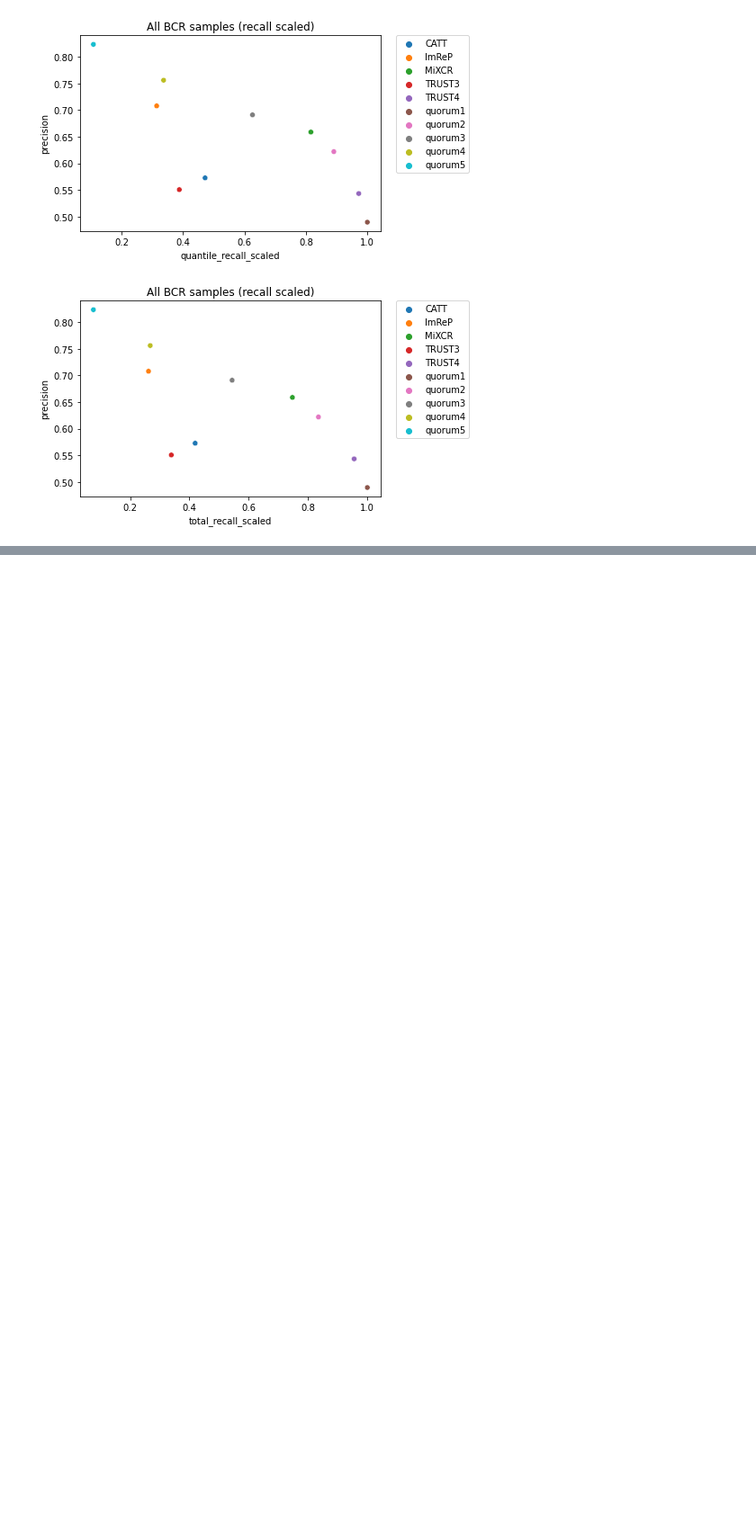
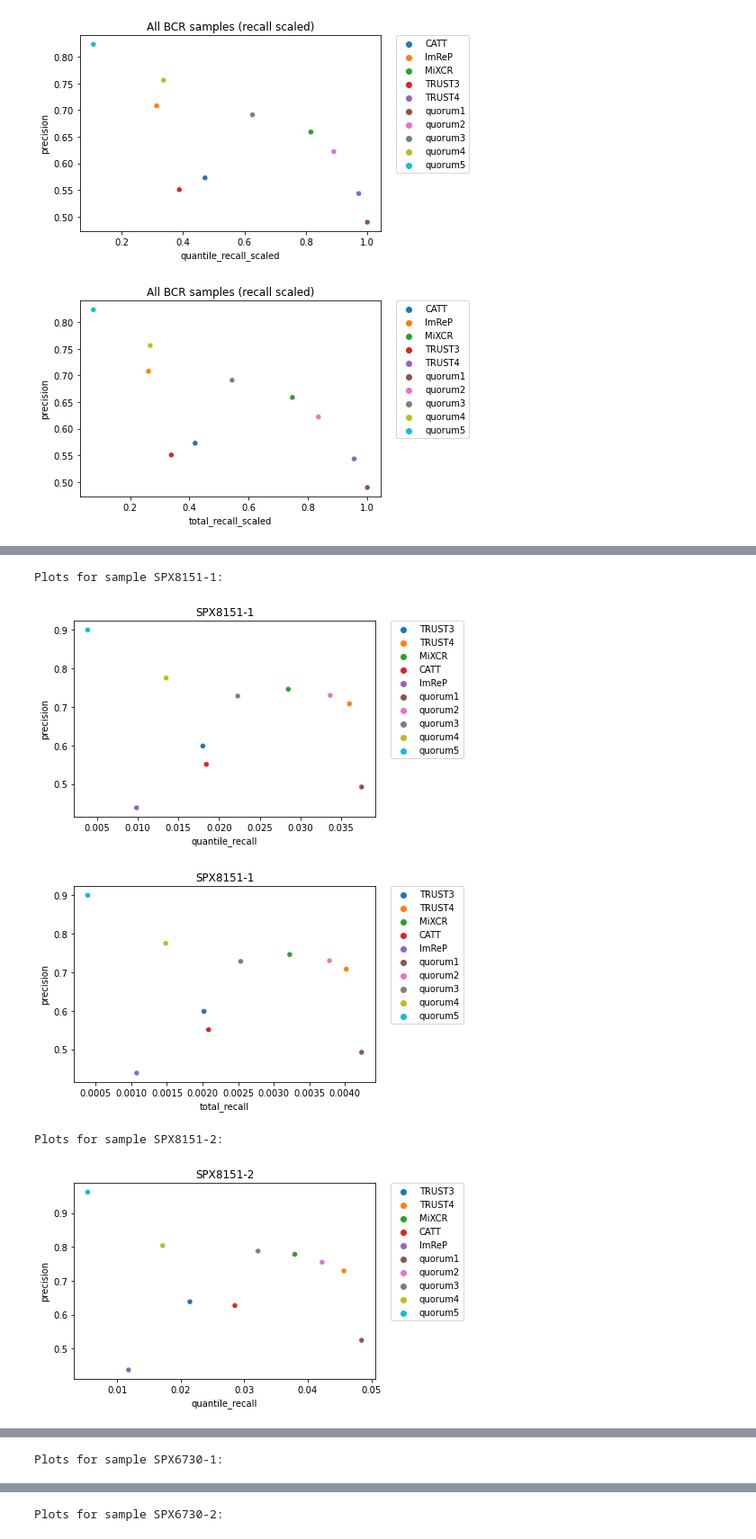
Before and after one commit to olopade-lab/COMIRI, a Jupyter notebook: benmarking_analysis_2022.ipynb, the cells around one changed output, grey strips where cells are left out. Shown: that part at 90% size. Drawn from its saved outputs; the diff is of its cells as text; code cells hidden in the pictures; blank space fills up the shorter version.

Commit message:
Add files via upload
Add TCR to benchmarking

```diff
--- a/benmarking_analysis_2022.ipynb
+++ b/benmarking_analysis_2022.ipynb
@@ -133,7 +133,7 @@ def fix_CATT_gene_name(gene_str):
         return gene_str
 
 def extract_CATT(filename, receptor, remove_missing_vjgene = True, remove_noncanonical = True):
-    if receptor == "TRA":
+    if receptor == "TRB":
         df_CATT = pd.read_csv(filename, sep=",", usecols=['AAseq', 'NNseq', 'Vregion',
                                                         'Jregion', 'Dregion', 'Frequency'])
         df_CATT.columns = ["cdr3aa_CATT", "cdr3dna_CATT", "Vgene_CATT", "Jgene_CATT",
@@ -366,0 +450,30 @@ plt.show()
+# %%
+dict_benchmarking_metrics = {}
+# list_methods = ["TRUST3", "TRUST4", "MiXCR", "CATT", "ImReP",
+#                 "merged", "quorum2", "quorum3", "quorum4",
+#                 "quorum5", "test1", "test2", "test3", "test4"]
+
+list_methods = ["TRUST3", "TRUST4", "MiXCR", "CATT", "ImReP",
+                "merged", "quorum2", "quorum3", "quorum4",
+                "quorum5"]
+
+for sample in samples:
+    for method in list_methods:
+        dict_benchmarking_metrics[method+"_"+sample] = {
+            "len_total": len(dict_results[sample][method]),
+            "len_merge_TCRseq": len(dict_results[sample][method].merge(dict_results[sample]["TCRseq"], on="cdr3aa", how="inner")),
+            "len_merge_TCRseq_quantile": len(dict_results[sample][method].merge(dict_results[sample]["TCRseq_quantile"], on="cdr3aa", how="inner")),
+            "len_TCRseq": len(dict_results[sample]["TCRseq"]),
+            "len_TCRseq_quantile": len(dict_results[sample]["TCRseq_quantile"])
+        }
+# %%
+df_benchmarking_metrics = pd.DataFrame.from_dict(dict_benchmarking_metrics)
+df_benchmarking_metrics = df_benchmarking_metrics.transpose()
+df_benchmarking_metrics["method"] = df_benchmarking_metrics.index.to_series().str.split("_").str[0]
+df_benchmarking_metrics["sample"] = df_benchmarking_metrics.index.to_series().str.split("_").str[1]
+df_benchmarking_metrics.reset_index(inplace=True, drop=True)
+df_benchmarking_metrics["quantile_recall"] = df_benchmarking_metrics["len_merge_TCRseq_quantile"] / df_benchmarking_metrics["len_TCRseq_quantile"]
+df_benchmarking_metrics["total_recall"] = df_benchmarking_metrics["len_merge_TCRseq"] / df_benchmarking_metrics["len_TCRseq"]
+df_benchmarking_metrics["precision"] = df_benchmarking_metrics["len_merge_TCRseq"] / df_benchmarking_metrics["len_total"]
+df_benchmarking_metrics["method"] = df_benchmarking_metrics["method"].replace("merged", "quorum1")
+df_benchmarking_metrics
@@ -366,0 +498,19 @@ plt.show()
+# %%
+for sample in samples:
+    print(f"Plots for sample {sample}:")
+    df_benchmarking_metrics_sample = df_benchmarking_metrics.loc[df_benchmarking_metrics["sample"] == sample,:]
+    sns.scatterplot(x="quantile_recall", y='precision', data=df_benchmarking_metrics_sample, hue='method')
+    plt.legend(bbox_to_anchor=(1.05, 1), loc='upper left', borderaxespad=0)
+    plt.title(sample)
+    plt.show()
+
+    sns.scatterplot(x="total_recall", y='precision', data=df_benchmarking_metrics_sample, hue='method')
+    plt.legend(bbox_to_anchor=(1.05, 1), loc='upper left', borderaxespad=0)
+    plt.title(sample)
+    plt.show()
+# %% [output]
+Plots for sample SPX8151-1:
+[figure, added]
+[figure, added]
+Plots for sample SPX8151-2:
+[figure, added]
@@ -366,0 +518 @@ plt.show()
+Plots for sample SPX6730-1:
@@ -366,0 +521 @@ plt.show()
+Plots for sample SPX6730-2:
```
Also changed, not shown: parts of 11 cells of this notebook.
